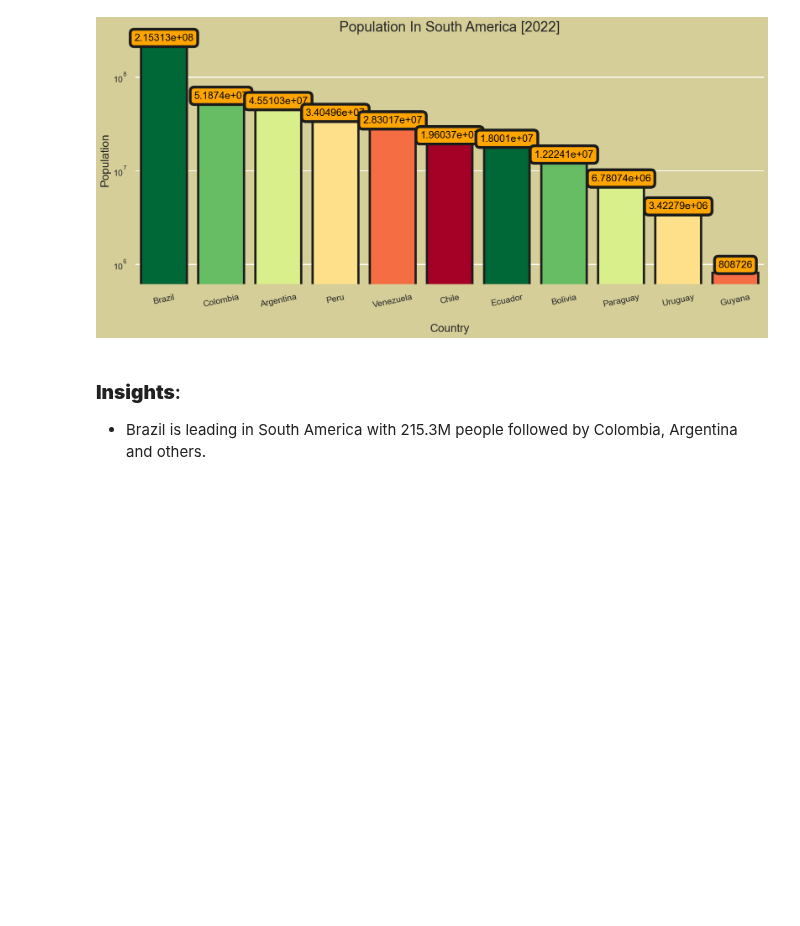
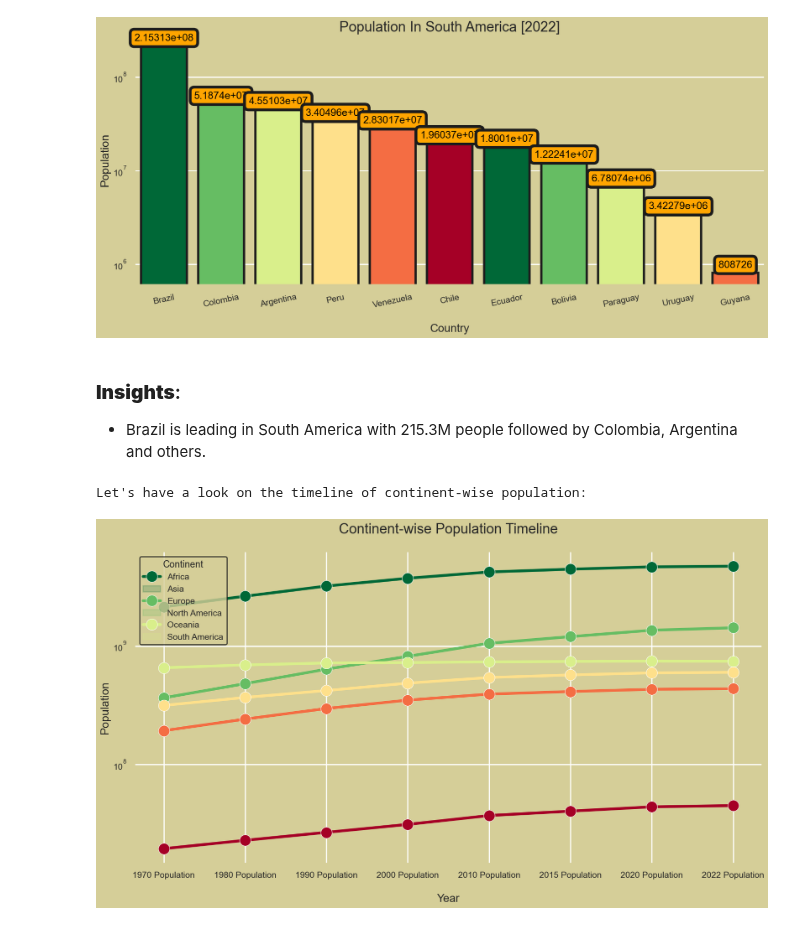
Before and after one commit to noahnoahnoahtran/EDA, a Jupyter notebook: 2_world_population/world_population.ipynb, the cells around one changed output. Saved outputs shown, nothing was run; the diff lists cells and outputs as text; code cells hidden in the pictures; blank space fills up the shorter version.

```diff
--- a/2_world_population/world_population.ipynb
+++ b/2_world_population/world_population.ipynb
@@ -343,3 +343,23 @@ Population in South America in 2022:
 # %% [markdown]
 ### **Insights**:
 - Brazil is leading in South America with 215.3M people followed by Colombia, Argentina and others.
+# %%
+print(f"Let's have a look on the timeline of continent-wise population:")
+_, axs = plt.subplots(figsize = (20, 10))
+
+sns.lineplot(x = df_pop.T.index, y = df_pop.T["Asia"], data = df_pop.T, ax = axs, color = "#006837", marker = 'o', linewidth = 5, markersize = 20)
+sns.lineplot(x = df_pop.T.index, y = df_pop.T["Africa"], data = df_pop.T, ax = axs, color = "#66BD63", marker = 'o', linewidth = 5, markersize = 20)
+sns.lineplot(x = df_pop.T.index, y = df_pop.T["Europe"], data = df_pop.T, ax = axs, color = "#D9EF8B", marker = 'o', linewidth = 5, markersize = 20)
+sns.lineplot(x = df_pop.T.index, y = df_pop.T["North America"], data = df_pop.T, ax = axs, color = "#FEE08B", marker = 'o', linewidth = 5, markersize = 20)
+sns.lineplot(x = df_pop.T.index, y = df_pop.T["South America"], data = df_pop.T, ax = axs, color = "#F46D43", marker = 'o', linewidth = 5, markersize = 20)
+sns.lineplot(x = df_pop.T.index, y = df_pop.T["Oceania"], data = df_pop.T, ax = axs, color = "#A50026", marker = 'o', linewidth = 5, markersize = 20)
+axs.set_yscale("log")
+axs.set_title("Continent-wise Population Timeline\n", fontsize = 25)
+axs.set_xlabel("\nYear", fontsize = 20)
+axs.set_ylabel("Population", fontsize = 20)
+axs.legend(df_pop.T.columns, title = "Continent", edgecolor = "#1c1c1c")
+sns.despine(left = True, bottom = True)
+plt.show()
+# %% [output]
+Let's have a look on the timeline of continent-wise population:
+[figure, added]
```
Also changed, not shown: parts of 5 cells of this notebook.
